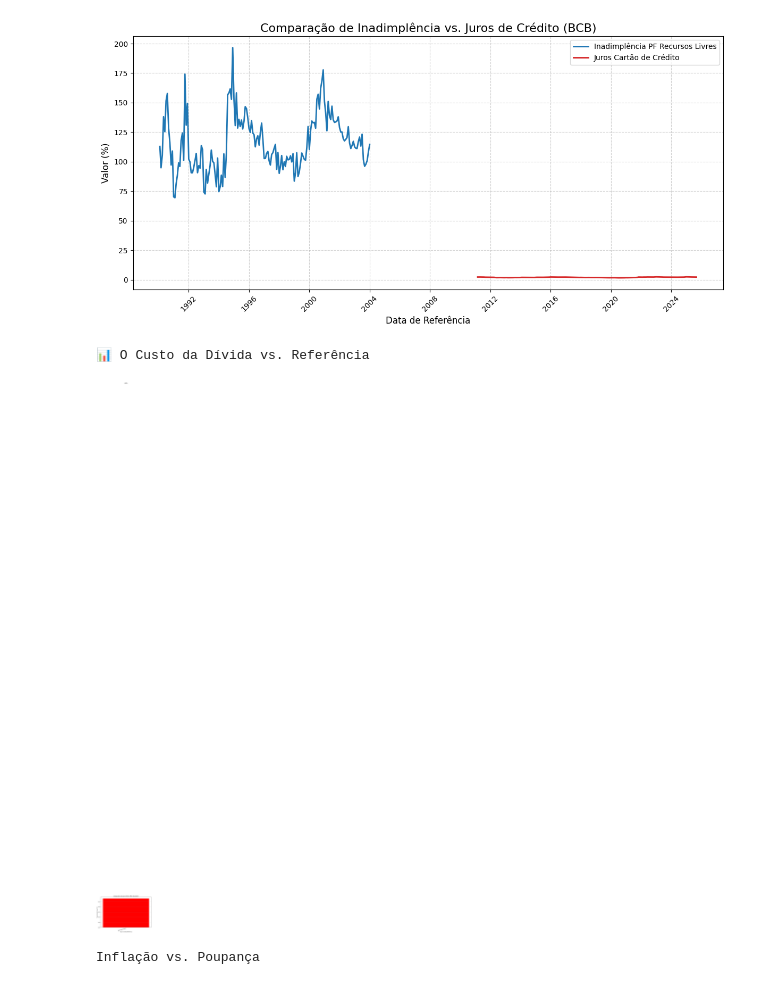
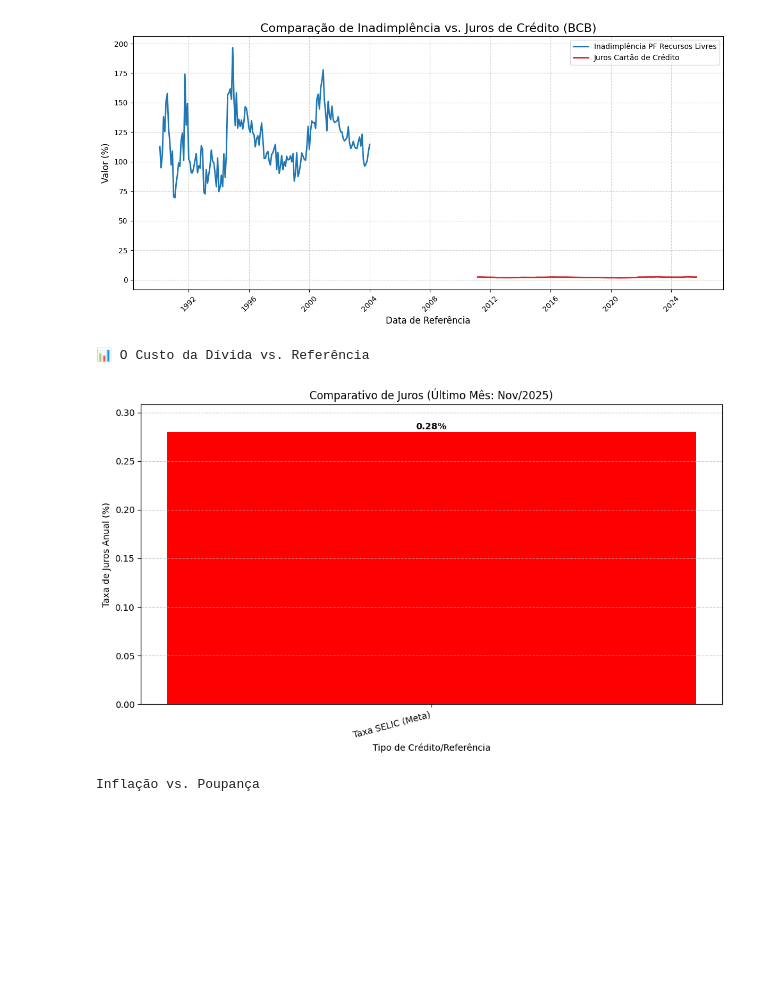
Before and after one commit to brunolmars/PI-I-Ciencia-da-Computacao, a Jupyter notebook: database/BCB_Data.ipynb, the cells around one changed output. Drawn from its saved outputs; the diff is of its cells as text; code cells hidden in the pictures; blank space fills up the shorter version.

```diff
--- a/database/BCB_Data.ipynb
+++ b/database/BCB_Data.ipynb
@@ -176,35 +176,45 @@ ultima_data = df['Data'].max()
 
 df_ultimos = df[
     (df['Data'] == ultima_data) &
     (df['Nome_Indicador'].isin(series_comparacao))
 ].copy()
 
 df_ultimos = df_ultimos.sort_values(by='Valor', ascending=False)
 
 CORES_BARRAS = ['red', 'orange', 'blue', 'green']
 
 plt.figure(figsize=(10, 6))
 
 plt.bar(
     df_ultimos['Nome_Indicador'],
     df_ultimos['Valor'],
     color=CORES_BARRAS
 )
 
+# Encontra o valor máximo para definir o limite superior do eixo Y
+max_valor = df_ultimos['Valor'].max()
+
+# Mantemos o limite superior do eixo Y com 10% de folga
+plt.ylim(0, max_valor * 1.10)
+
+
 plt.title(f'Comparativo de Juros (Último Mês: {ultima_data.strftime("%b/%Y")})')
 plt.ylabel('Taxa de Juros Anual (%)')
 plt.xlabel('Tipo de Crédito/Referência')
 plt.xticks(rotation=15, ha='right')
 plt.grid(axis='y', linestyle='--', alpha=0.7)
 
+# 🚨 CORREÇÃO DE POSICIONAMENTO DO RÓTULO DE TEXTO:
 for i, valor in enumerate(df_ultimos['Valor']):
-    plt.text(i, valor + 5, f'{valor:.2f}%', ha='center', fontsize=10, weight='bold')
+    # Adiciona 1% do valor da própria barra para o posicionamento vertical
+    # Isso garante que o espaço seja proporcional para todas as barras.
+    plt.text(i, valor * 1.01, f'{valor:.2f}%', ha='center', fontsize=10, weight='bold')
 
 plt.tight_layout()
 plt.show()
 # %% [output]
 📊 O Custo da Dívida vs. Referência
-[figure, old version]
+[figure, new version]
 # %%
 
 print("Inflação vs. Poupança")
```
